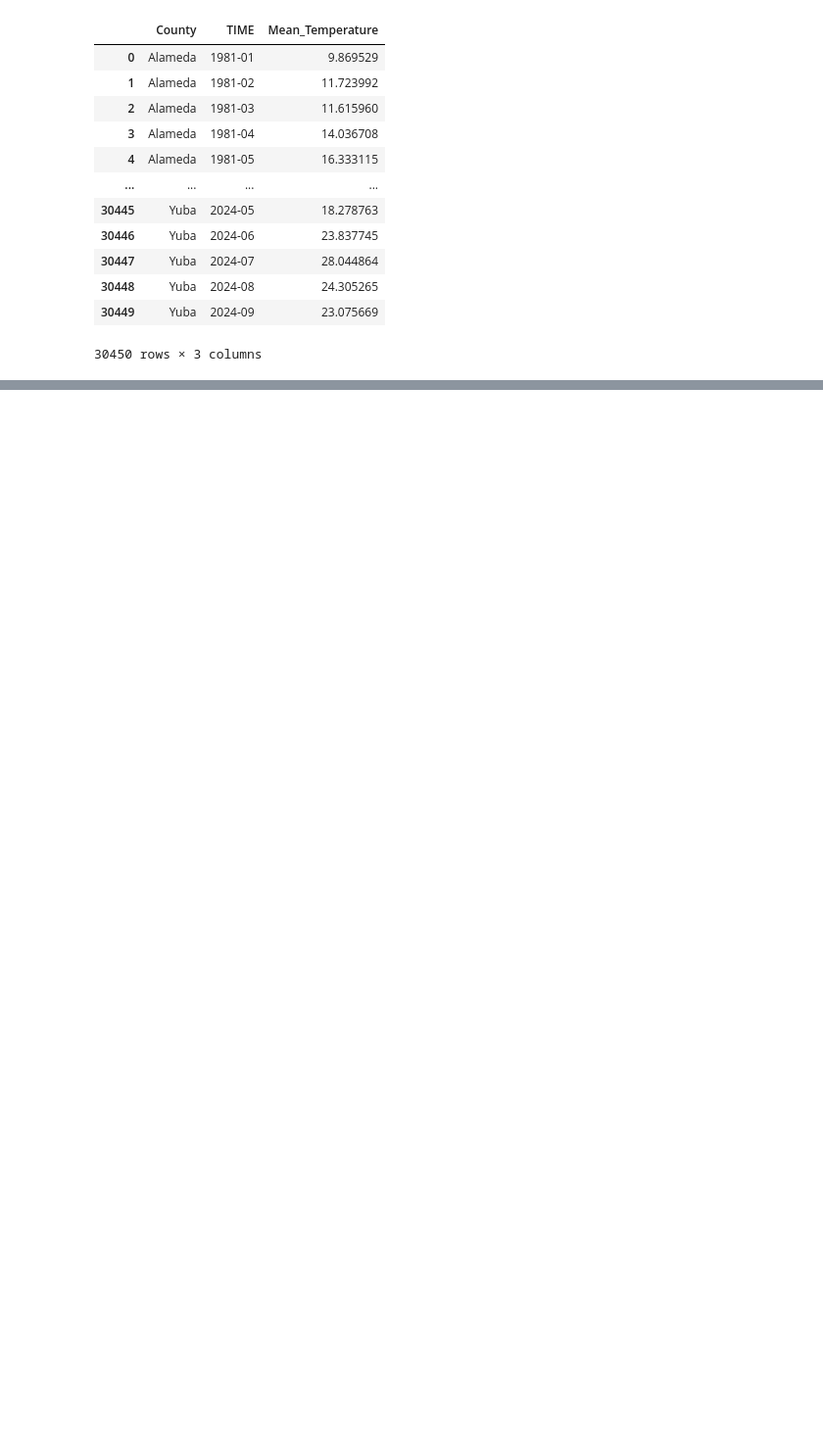
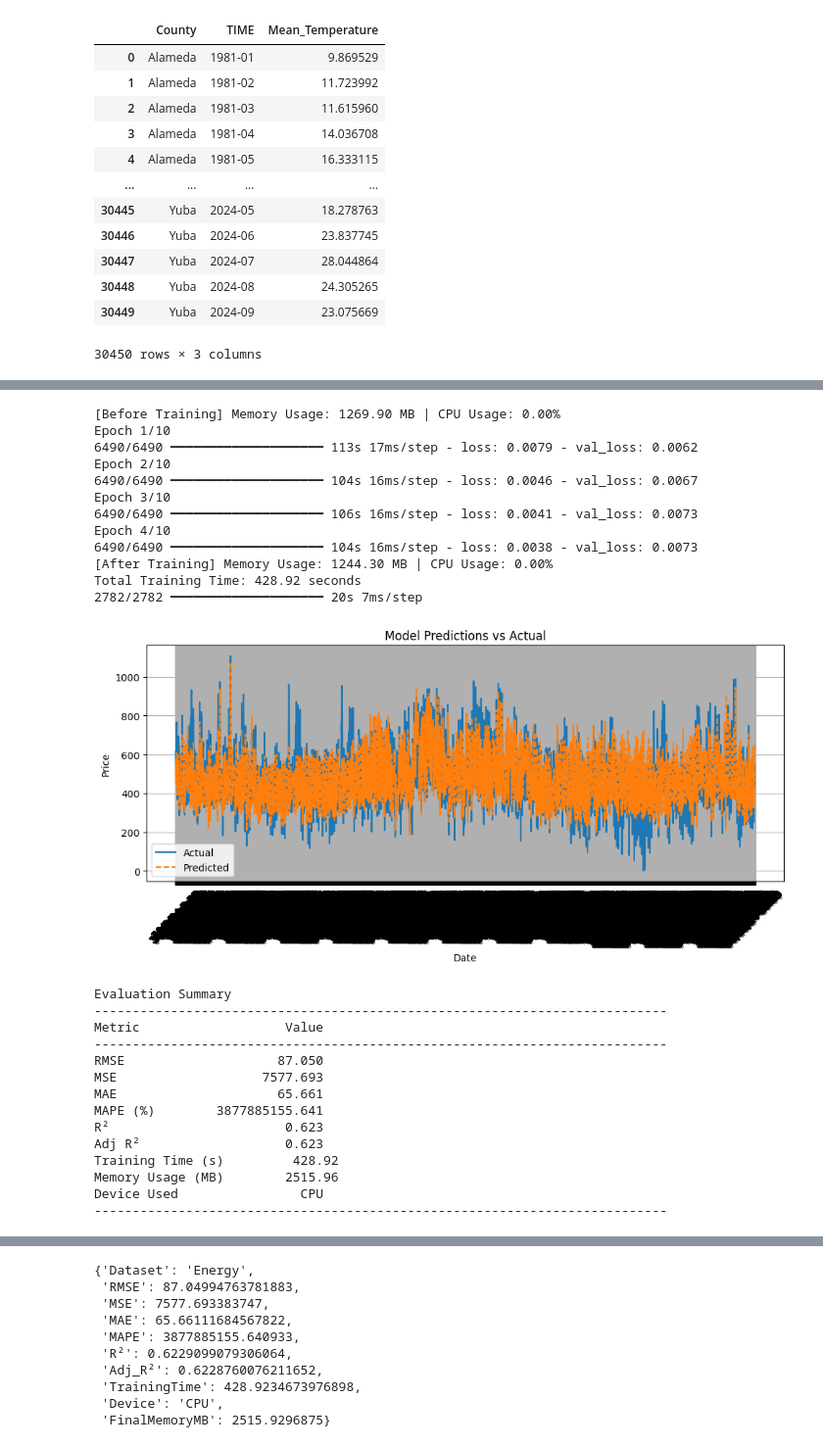
Before and after one commit to Cherry-808/DSS5104-ForecastDL, a Jupyter notebook: notebooks/LSTM.ipynb, the cells around one changed output, grey strips where cells are left out. Shown at 98% size. Cells and saved outputs as stored; diff of their text form; code cells hidden in the pictures; blank space fills up the shorter version.

```diff
--- a/notebooks/LSTM.ipynb
+++ b/notebooks/LSTM.ipynb
@@ -247,15 +376,43 @@ energy_data_no_lag
 # %%
 # Run LSTM Model on Energy Data
 
 # Define parameters for LSTM model
 data = energy_data_no_lag
 energy_data_no_lag.name = "Energy"
 target = 'Energy_Demand'  # Target variable to predict
-date_col = 'date'  # Column name for the date
+date_col = 'timestamp'  # Column name for the date
 seq_length = 30  # Number of time steps to look back
 test_ratio = 0.3  # Proportion of data to use for testing
 epochs = 10  # Number of epochs for training
 batch_size = 32  # Batch size for training
 
 energy_results = run_lstm_on_dataset(data, target, date_col, seq_length, test_ratio, epochs, batch_size)
 energy_results
+# %% [output]
+[Before Training] Memory Usage: 1269.90 MB | CPU Usage: 0.00%
+Epoch 1/10
+6490/6490 ━━━━━━━━━━━━━━━━━━━━ 113s 17ms/step - loss: 0.0079 - val_loss: 0.0062
+Epoch 2/10
+6490/6490 ━━━━━━━━━━━━━━━━━━━━ 104s 16ms/step - loss: 0.0046 - val_loss: 0.0067
+Epoch 3/10
+6490/6490 ━━━━━━━━━━━━━━━━━━━━ 106s 16ms/step - loss: 0.0041 - val_loss: 0.0073
+Epoch 4/10
+6490/6490 ━━━━━━━━━━━━━━━━━━━━ 104s 16ms/step - loss: 0.0038 - val_loss: 0.0073
+[After Training] Memory Usage: 1244.30 MB | CPU Usage: 0.00%
+Total Training Time: 428.92 seconds
+2782/2782 ━━━━━━━━━━━━━━━━━━━━ 20s 7ms/step
+[figure, added]
+Evaluation Summary
+---------------------------------------------------------------------------
+Metric                   Value
+---------------------------------------------------------------------------
+RMSE                    87.050
+MSE                   7577.693
+MAE                     65.661
+MAPE (%)        3877885155.641
+R²                       0.623
+Adj R²                   0.623
+Training Time (s)         428.92
+Memory Usage (MB)        2515.96
+Device Used                CPU
+---------------------------------------------------------------------------
@@ -261,0 +421,10 @@ energy_results
+{'Dataset': 'Energy',
+ 'RMSE': 87.04994763781883,
+ 'MSE': 7577.693383747,
+ 'MAE': 65.66111684567822,
+ 'MAPE': 3877885155.640933,
+ 'R²': 0.6229099079306064,
+ 'Adj_R²': 0.6228760076211652,
+ 'TrainingTime': 428.9234673976898,
+ 'Device': 'CPU',
+ 'FinalMemoryMB': 2515.9296875}
```
Also changed, not shown: parts of 10 cells of this notebook, 4 other files.
